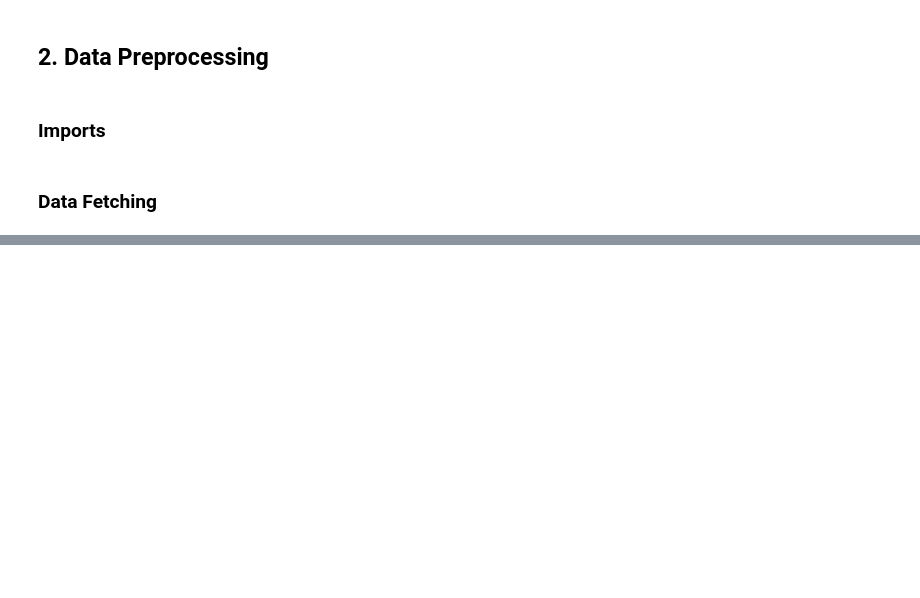
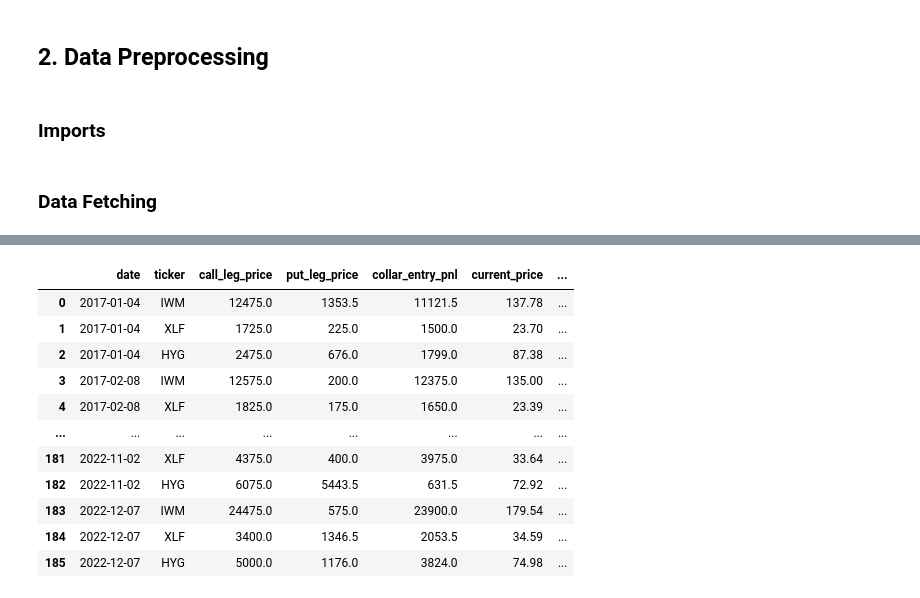
Before and after one commit to twood886/FINM33150_Quant_Trading_Project, a Jupyter notebook: options_collar_strategy.ipynb, the cells around one changed output, grey strips where cells are left out. Drawn from its saved outputs; the diff is of its cells as text; code cells hidden in the pictures; blank space fills up the shorter version.

```diff
--- a/options_collar_strategy.ipynb
+++ b/options_collar_strategy.ipynb
@@ -207,3 +171,0 @@ calls, puts, current_price = get_options('HYG', '2017-01-04')
-# %%
-optimal_puts = minimize_weighted_deviations(puts, current_price, 0.02, 'P')
-optimal_puts
@@ -369,51 +263,70 @@ Index(['secid', 'date', 'symbol', 'exdate', 'last_date', 'cp_flag',
 # %%
+# Set params
+hedge_ratio = 0.5
+moneyness_target = 0.05
+
+# Need to adjust this function so that their is a hedge ratio assocaited with each ticker per date summing to 1 on every date
+# right now hedge ratio is 0.5 for every ticker on every date
+
 data = []
-no_options = []
 time_range = option_raw.date.unique().tolist()[::5]
-num_dates_run = len(time_range)
-percent_done = 0 /num_dates_run
 
 for date in time_range:
+    for ticker in option_raw.ticker.unique():
+        # Define dataframes for the optimal collar, calls, puts
+        calls, puts, current_price = get_options(ticker, date)
+        collar_df = minimize_delta(calls, puts, current_price, moneyness_target, hedge_ratio)
+        optimal_calls = collar_df[collar_df.cp_flag == 'C']
+        optimal_puts = collar_df[collar_df.cp_flag == 'P']
 
-    for ticker in option_raw.ticker.unique():
-        calls, puts, current_price = get_options(ticker, date)
-        if len(calls) > 0 and len(puts) > 0:
-            optimal_calls = minimize_weighted_deviations2(calls, current_price, 0.02, 'C')
-            optimal_puts = minimize_weighted_deviations2(puts, current_price, 0.02, 'P')
+        # Enusre that the number of contracts is the same for calls and puts
+        call_leg_shares = optimal_calls.weight.sum()*100
+        put_leg_shares = optimal_puts.weight.sum()*100
+        if call_leg_shares != put_leg_shares:
+            raise ValueError('Call and Put leg shares are not equal')
 
-            call_leg_shares = optimal_calls.weight.sum()*100
-            put_leg_shares = optimal_puts.weight.sum()*100
-            total_shares = put_leg_shares + call_leg_shares
+        # Calculate the price to enter the collar and call, put legs
+        call_leg_price = (optimal_calls.weight*optimal_calls.mid_price*100).sum()
+        put_leg_price = (optimal_puts.weight*optimal_puts.mid_price*100).sum()
+        collar_entry_pnl = -put_leg_price + call_leg_price
 
-            call_leg_price = (optimal_calls.weight*optimal_calls.mid_price*100).sum()
-            put_leg_price = (optimal_puts.weight*optimal_puts.mid_price*100).sum()
-            collar_price = -put_leg_price + call_leg_price
+        # Get stock_price on call expiration date and caluclate option settlement PNL (exdate is the same for every option on the same date)
+        option_exp_stock_price = equities.loc[(equities.ticker == ticker) & (equities.date == optimal_calls.exdate.values[0])].close.values[0]
+        call_settlements = 100*optimal_calls.weight * (option_exp_stock_price - optimal_calls.strike_price)
+        call_settlements = sum([max(x, 0) for x in call_settlements])
+        put_settlements = 100*optimal_puts.weight * (optimal_puts.strike_price - option_exp_stock_price)
+        put_settlements = sum([max(x, 0) for x in put_settlements])
+        option_settlement = -call_settlements + put_settlements
 
-            option_exp_stock_price = equities.loc[(equities.ticker == ticker) & (equities.date == calls.exdate.values[0])].close.values[0]
+        # Calculate the total PNL from the collar strategy
+        trade_PNL = collar_entry_pnl + option_settlement
 
-            call_settlements = (optimal_calls.weight * (option_exp_stock_price - optimal_calls.strike_price))
-            call_settlements = sum([max(x, 0) for x in call_settlements])
-            put_settlements = (optimal_puts.weight * (optimal_puts.strike_price - option_exp_stock_price))
-            put_settlements = sum([max(x, 0) for x in put_settlements])
-            option_settlement = call_settlements + put_settlements
+        # Calculate the delta exposure of the collar strategy
+        call_delta = -optimal_calls.delta.sum()
+        put_delta = optimal_puts.delta.sum()
+        # underlying held = 100*shares of one leg of collar = 100*(sum of weights of entire collar) / 2
+        stock_delta = 50*collar_df.weight.sum()
+        total_delta = stock_delta + call_delta + put_delta
 
-            trade_PNL = collar_price + option_settlement
+        data.append([date, ticker, call_leg_price, put_leg_price, collar_entry_pnl, current_price, option_exp_stock_price,
+                     option_settlement, trade_PNL, call_delta, put_delta, stock_delta, total_delta])
 
-            # Assumes we are holding 10,0000 underlying per asset in the collar strategy
-            # Delta = 1*(num_underlying_share) - 100*(delta_calls*call_weights) + 100*(delta_puts*put_weights)
-            delta_exposure = 10000 + 100*(-(optimal_calls.weight * optimal_calls.delta).sum() + (optimal_puts.weight * optimal_puts.delta).sum())
-
-            data.append([date, ticker, put_leg_price, put_leg_shares, call_leg_price, call_leg_shares, total_shares, collar_price,
-                         option_exp_stock_price, option_settlement, trade_PNL, delta_exposure])
-        else:
-            no_options.append((ticker, date))
-
-    percent_done += 1/num_dates_run
-    print(f"{100*percent_done}% done")
-
-collar_df = pd.DataFrame(data, columns=['date', 'ticker', 'put_leg_price', 'put_leg_shares', 'call_leg_price', 'call_leg_shares',
-                                        'total_shares', 'collar_price', 'option_exp_stock_price', 'option_settlement', 'trade_PNL', 'delta_exposure'])
+collar_trade_df = pd.DataFrame(data, columns=['date', 'ticker', 'call_leg_price', 'put_leg_price', 'collar_entry_pnl', 'current_price', 'option_exp_stock_price',
+                                            'option_settlement', 'trade_PNL', 'call_delta', 'put_delta', 'stock_delta', 'total_delta'])
 
 # Shifted forward to the month the collar strategy pnl is realized
-collar_df['option_settlement'] = collar_df.option_settlement.shift(1)
+collar_trade_df['option_settlement'] = collar_trade_df.option_settlement.shift(1)
+collar_trade_df
 # %% [output]
+|  | date | ticker | call_leg_price | put_leg_price | collar_entry_pnl | current_price | ... |
+| 0 | 2017-01-04 | IWM | 12475.0 | 1353.5 | 11121.5 | 137.78 | ... |
+| 1 | 2017-01-04 | XLF | 1725.0 | 225.0 | 1500.0 | 23.70 | ... |
+| 2 | 2017-01-04 | HYG | 2475.0 | 676.0 | 1799.0 | 87.38 | ... |
+| 3 | 2017-02-08 | IWM | 12575.0 | 200.0 | 12375.0 | 135.00 | ... |
+| 4 | 2017-02-08 | XLF | 1825.0 | 175.0 | 1650.0 | 23.39 | ... |
+| ... | ... | ... | ... | ... | ... | ... | ... |
+| 181 | 2022-11-02 | XLF | 4375.0 | 400.0 | 3975.0 | 33.64 | ... |
+| 182 | 2022-11-02 | HYG | 6075.0 | 5443.5 | 631.5 | 72.92 | ... |
+| 183 | 2022-12-07 | IWM | 24475.0 | 575.0 | 23900.0 | 179.54 | ... |
+| 184 | 2022-12-07 | XLF | 3400.0 | 1346.5 | 2053.5 | 34.59 | ... |
+| 185 | 2022-12-07 | HYG | 5000.0 | 1176.0 | 3824.0 | 74.98 | ... |
```
Also changed, not shown: parts of 43 cells of this notebook.
